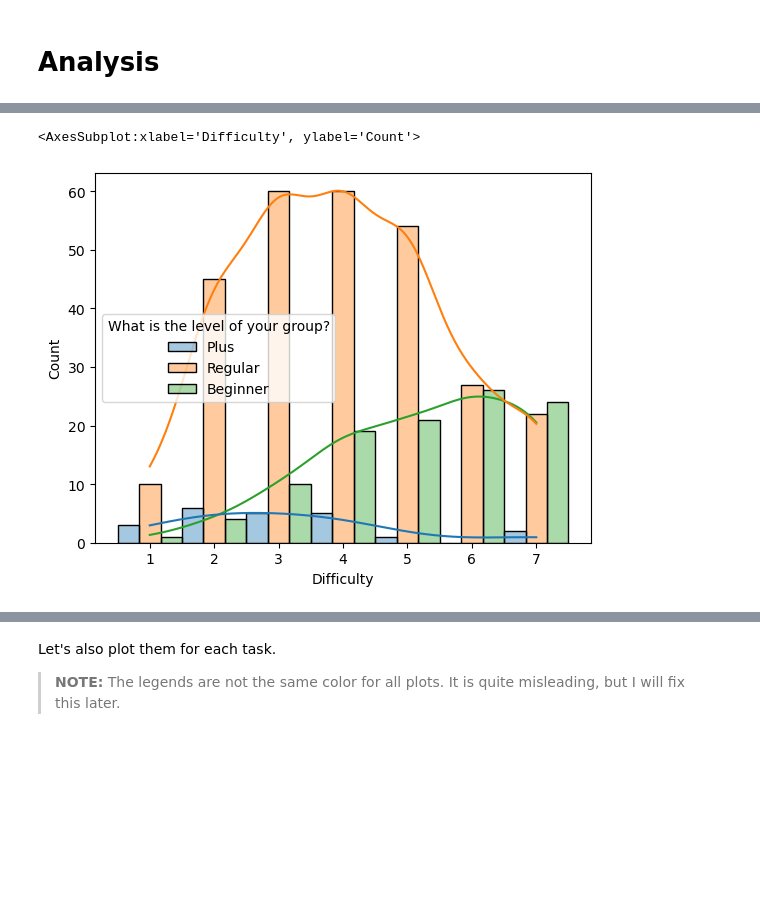
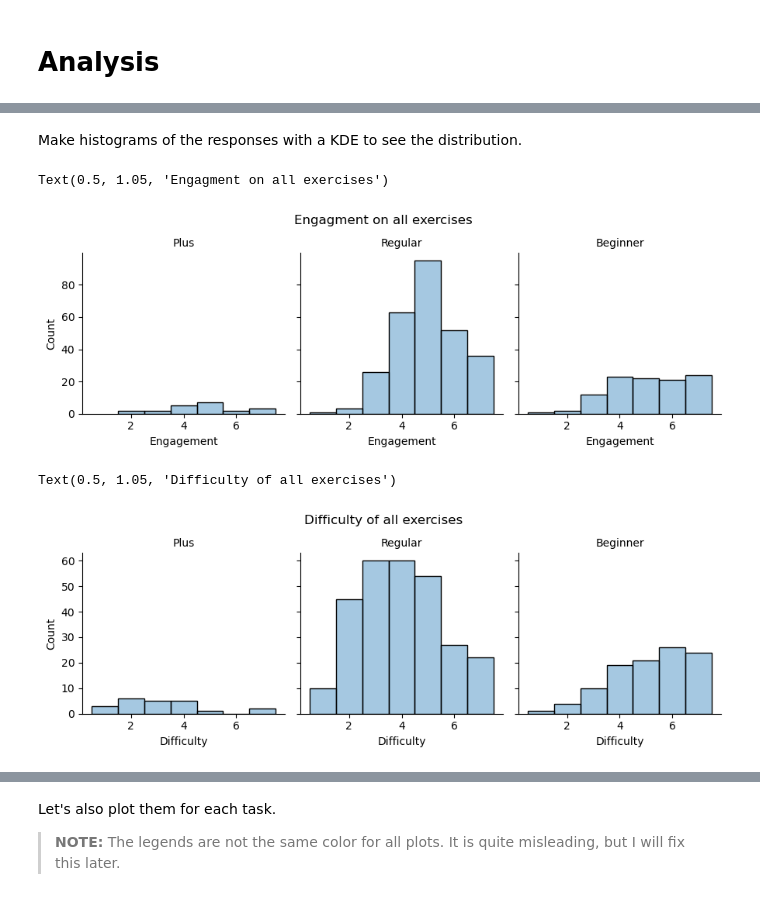
Before and after one commit to LinusOstlund/inda-analysis, a Jupyter notebook: src/analysis.ipynb, the cells around one changed output, grey strips where cells are left out. Cells and saved outputs as stored; diff of their text form; code cells hidden in the pictures; blank space fills up the shorter version.

Commit message:
Add FacetGrid plots

```diff
--- a/src/analysis.ipynb
+++ b/src/analysis.ipynb
@@ -144,3 +134,0 @@ df.head()
-# %%
-df.rename(columns={"Did you find this task engaging?": "Engagement"}, inplace=True)
-sns.histplot(data=df, x="Engagement", hue="What is the level of your group?", alpha=0.4, discrete=True, multiple="dodge", kde = True)
@@ -149,0 +137,3 @@ sns.histplot(data=df, x="Engagement", hue="What is the level of your group?", al
+# %%
+df['Did you find this task engaging?'] = df['Did you find this task engaging?'].astype('Int64')
+df.head()
@@ -150,3 +149,8 @@ sns.histplot(data=df, x="Engagement", hue="What is the level of your group?", al
 # %%
-df.rename(columns={"How many hours did you spend on this exercise? If more than ten, please leave a comment.": "Hours"}, inplace=True)
-sns.histplot(data=df, x="Hours", hue="What is the level of your group?", alpha=0.4, discrete=True, multiple="dodge", kde = True)
+df.rename(columns={
+            "Did you find this task engaging?": "Engagement",
+            "How many hours did you spend on this exercise? If more than ten, please leave a comment.": "Hours",
+            "How  would you rate the difficulty of this exercise?": "Difficulty",
+            "Which task does this form consider?": "Task",
+            "What is the level of your group?": "Experience level"
+            }, inplace=True)
@@ -156,7 +157,22 @@ sns.histplot(data=df, x="Hours", hue="What is the level of your group?", alpha=0
-# %%
-# OBSERVE THE DOUBLE WHITE SPACES >:(
-df.rename(columns={"How  would you rate the difficulty of this exercise?": "Difficulty"}, inplace=True)
-sns.histplot(data=df, x="Difficulty", hue="What is the level of your group?", alpha=0.4, discrete=True, multiple="dodge", kde = True)
-# %% [output]
-<AxesSubplot:xlabel='Difficulty', ylabel='Count'>
-[figure, removed]
+# %% [markdown]
+Make histograms of the responses with a KDE to see the distribution.
+# %%
+import warnings
+# Had some wierd warning 🤷🏻‍♂️
+warnings.filterwarnings('ignore')
+
+g = sns.FacetGrid(df, col="Experience level", height=3, aspect=1)
+g.map(sns.histplot, "Engagement", alpha=0.4, discrete=True, multiple="dodge")
+g.set_titles(col_template="{col_name}")
+g.figure.suptitle("Engagment on all exercises", y=1.05)
+# %% [output]
+Text(0.5, 1.05, 'Engagment on all exercises')
+[figure, added]
+# %%
+g = sns.FacetGrid(df, col="Experience level", height=3, aspect=1)
+g.map(sns.histplot, "Difficulty", alpha=0.4, discrete=True)
+g.set_titles(col_template="{col_name}")
+g.figure.suptitle("Difficulty of all exercises", y=1.05)
+# %% [output]
+Text(0.5, 1.05, 'Difficulty of all exercises')
+[figure, added]
```
Also changed, not shown: parts of 12 cells of this notebook.
